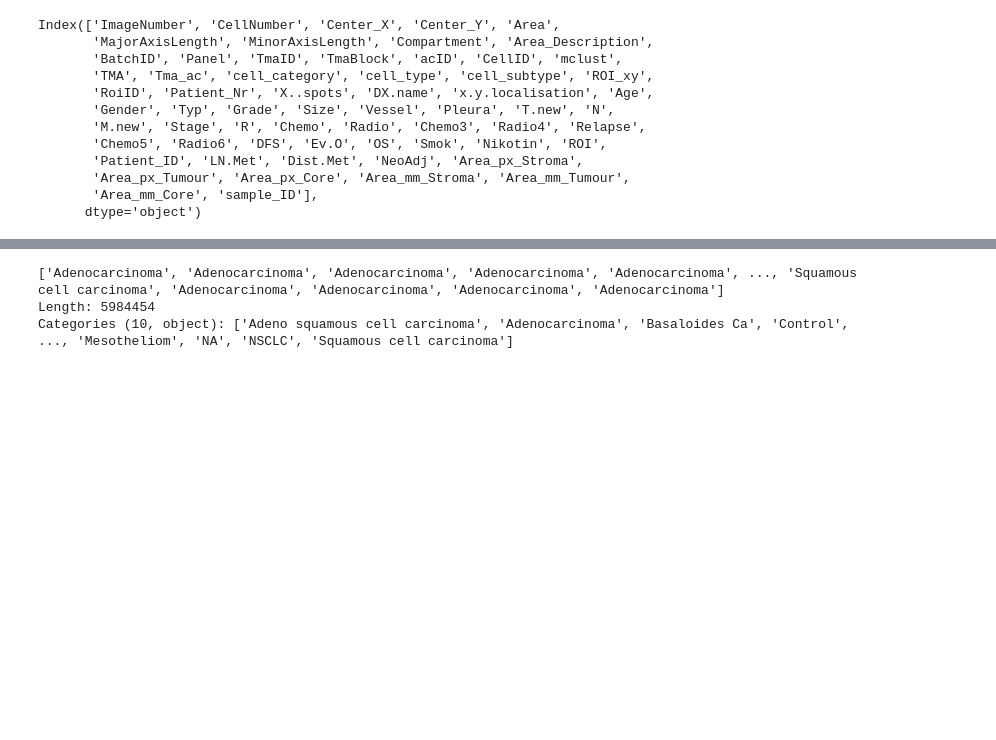
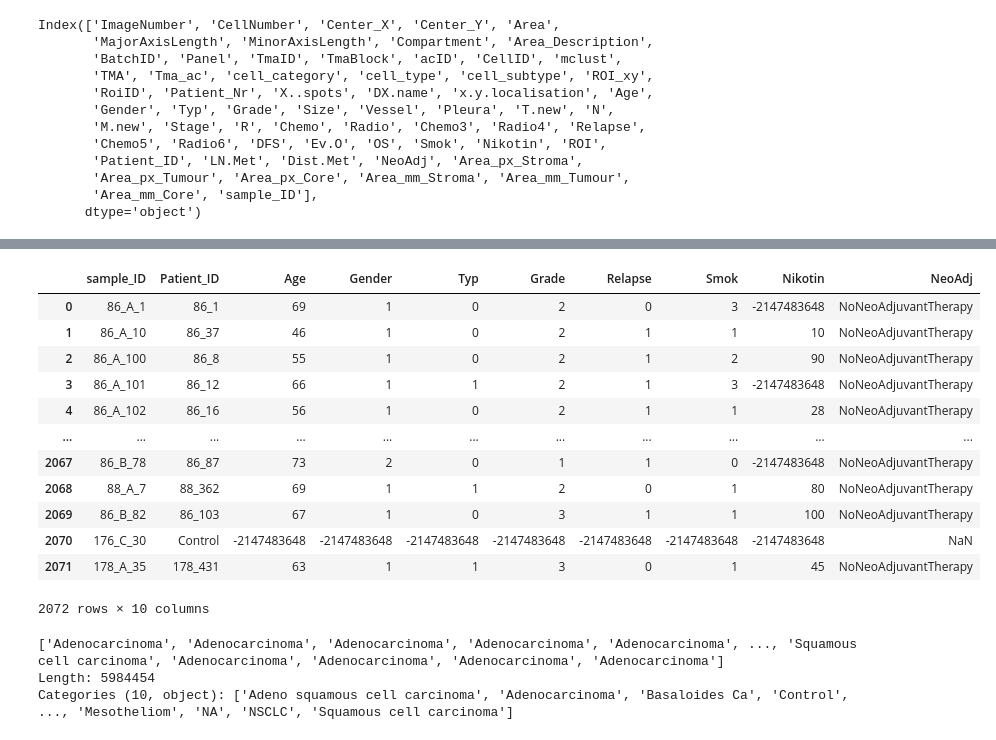
Before and after one commit to AI4SCR/ai4bmr-datasets, a Jupyter notebook: src/ai4bmr_datasets/datasets/notebooks_NSCLC/check_files.ipynb, the cells around one changed output, grey strips where cells are left out. Cells and saved outputs as stored; diff of their text form; code cells hidden in the pictures; blank space fills up the shorter version.

```diff
--- a/src/ai4bmr_datasets/datasets/notebooks_NSCLC/check_files.ipynb
+++ b/src/ai4bmr_datasets/datasets/notebooks_NSCLC/check_files.ipynb
@@ -56,3 +71,23 @@ unique_samples.to_csv('SampleIDs_PatientIDs.txt', sep='\t', index=False)
+# %%
+columns_to_keep = ['sample_ID', 'Patient_ID', 'Age', 'Gender', 'Typ', 'Grade', 'Relapse', 'Smok', 'Nikotin', 'NeoAdj']
+
+df_unique = ad.obs[columns_to_keep].drop_duplicates(subset=['sample_ID'])
+df_unique.reset_index(drop=True, inplace=True)
+df_unique
+# %% [output]
+|  | sample_ID | Patient_ID | Age | Gender | Typ | Grade | Relapse | Smok | Nikotin | NeoAdj |
+| 0 | 86_A_1 | 86_1 | 69 | 1 | 0 | 2 | 0 | 3 | -2147483648 | NoNeoAdjuvantTherapy |
+| 1 | 86_A_10 | 86_37 | 46 | 1 | 0 | 2 | 1 | 1 | 10 | NoNeoAdjuvantTherapy |
+| 2 | 86_A_100 | 86_8 | 55 | 1 | 0 | 2 | 1 | 2 | 90 | NoNeoAdjuvantTherapy |
+| 3 | 86_A_101 | 86_12 | 66 | 1 | 1 | 2 | 1 | 3 | -2147483648 | NoNeoAdjuvantTherapy |
+| 4 | 86_A_102 | 86_16 | 56 | 1 | 0 | 2 | 1 | 1 | 28 | NoNeoAdjuvantTherapy |
+| ... | ... | ... | ... | ... | ... | ... | ... | ... | ... | ... |
+| 2067 | 86_B_78 | 86_87 | 73 | 2 | 0 | 1 | 1 | 0 | -2147483648 | NoNeoAdjuvantTherapy |
+| 2068 | 88_A_7 | 88_362 | 69 | 1 | 1 | 2 | 0 | 1 | 80 | NoNeoAdjuvantTherapy |
+| 2069 | 86_B_82 | 86_103 | 67 | 1 | 0 | 3 | 1 | 1 | 100 | NoNeoAdjuvantTherapy |
+| 2070 | 176_C_30 | Control | -2147483648 | -2147483648 | -2147483648 | -2147483648 | -2147483648 | -2147483648 | -2147483648 | NaN |
+| 2071 | 178_A_35 | 178_431 | 63 | 1 | 1 | 3 | 0 | 1 | 45 | NoNeoAdjuvantTherapy |
+2072 rows × 10 columns
 # %%
 ad.obs['DX.name'].values
 # %% [output]
```
Also changed, not shown: parts of 1 cell of this notebook, 1 other file.
